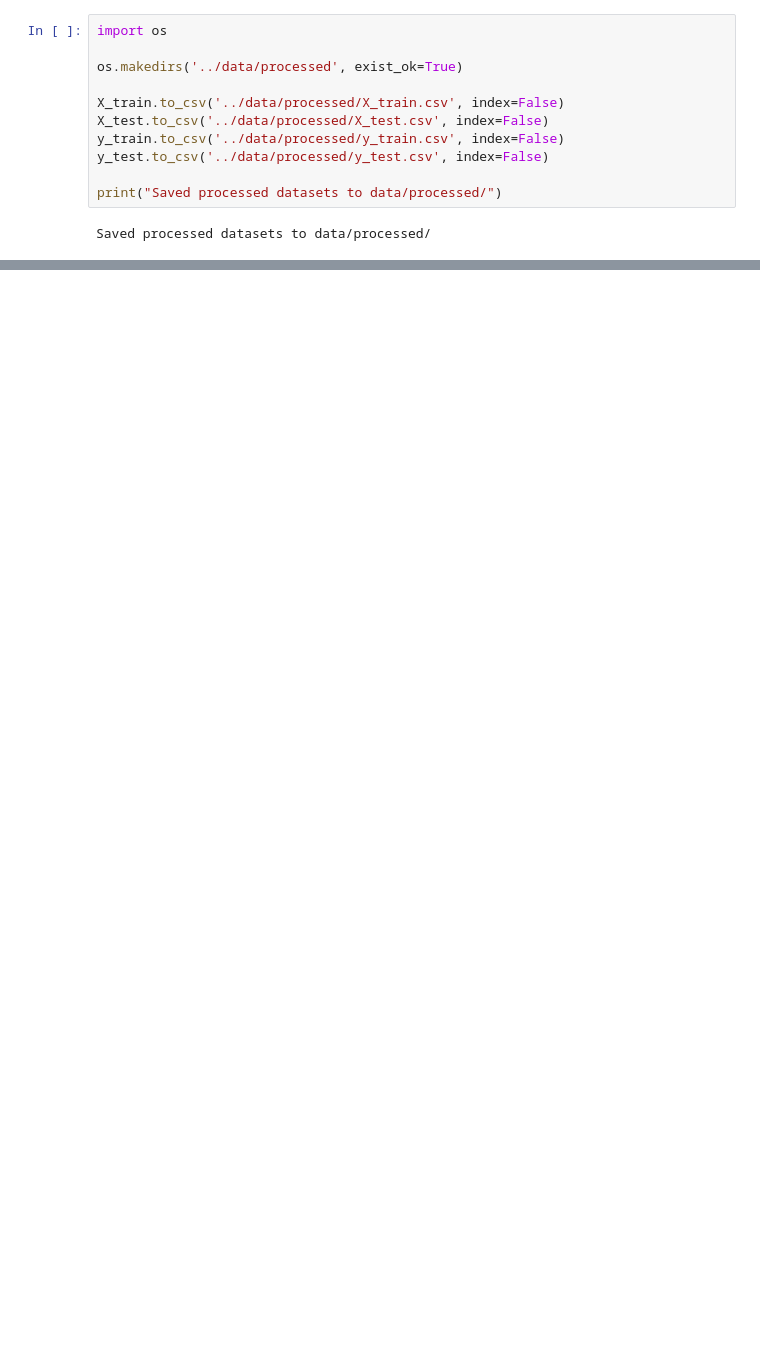
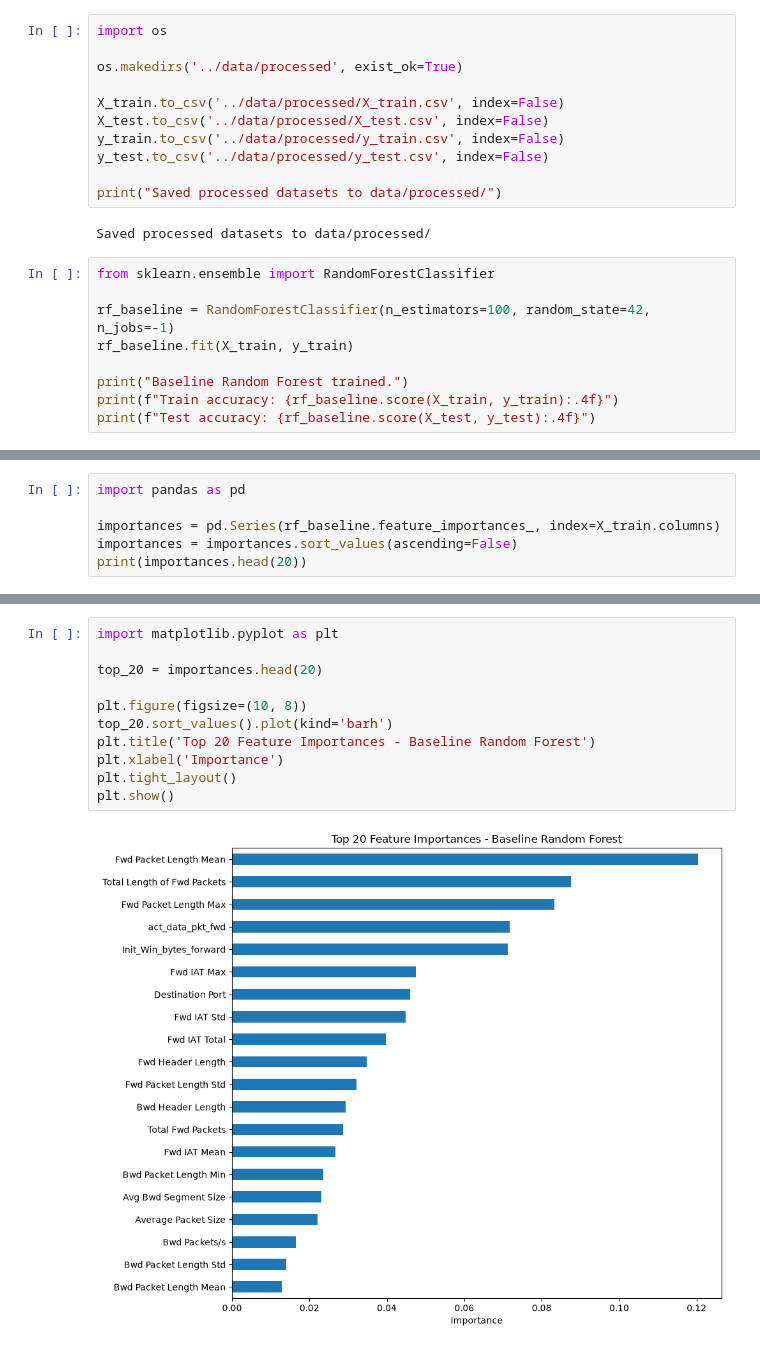
Before and after one commit to sifenbekele/network-ids-classifier, a Jupyter notebook: notebooks/01_eda.ipynb, the cells around one changed output, grey strips where cells are left out. Drawn from its saved outputs; the diff is of its cells as text; blank space fills up the shorter version.

Commit message:
Phase 5: feature importances, correlation pruning, scaling

```diff
--- a/notebooks/01_eda.ipynb
+++ b/notebooks/01_eda.ipynb
@@ -266,3 +265,12 @@ y_test.to_csv('../data/processed/y_test.csv', index=False)
 print("Saved processed datasets to data/processed/")
 # %% [output]
 Saved processed datasets to data/processed/
+# %%
+from sklearn.ensemble import RandomForestClassifier
+
+rf_baseline = RandomForestClassifier(n_estimators=100, random_state=42, n_jobs=-1)
+rf_baseline.fit(X_train, y_train)
+
+print("Baseline Random Forest trained.")
+print(f"Train accuracy: {rf_baseline.score(X_train, y_train):.4f}")
+print(f"Test accuracy: {rf_baseline.score(X_test, y_test):.4f}")
@@ -268,0 +281,6 @@ Saved processed datasets to data/processed/
+# %%
+import pandas as pd
+
+importances = pd.Series(rf_baseline.feature_importances_, index=X_train.columns)
+importances = importances.sort_values(ascending=False)
+print(importances.head(20))
@@ -268,0 +305,13 @@ Saved processed datasets to data/processed/
+# %%
+import matplotlib.pyplot as plt
+
+top_20 = importances.head(20)
+
+plt.figure(figsize=(10, 8))
+top_20.sort_values().plot(kind='barh')
+plt.title('Top 20 Feature Importances - Baseline Random Forest')
+plt.xlabel('Importance')
+plt.tight_layout()
+plt.show()
+# %% [output]
+[figure, added]
```
Also changed, not shown: parts of 12 cells of this notebook, 1 other file.
